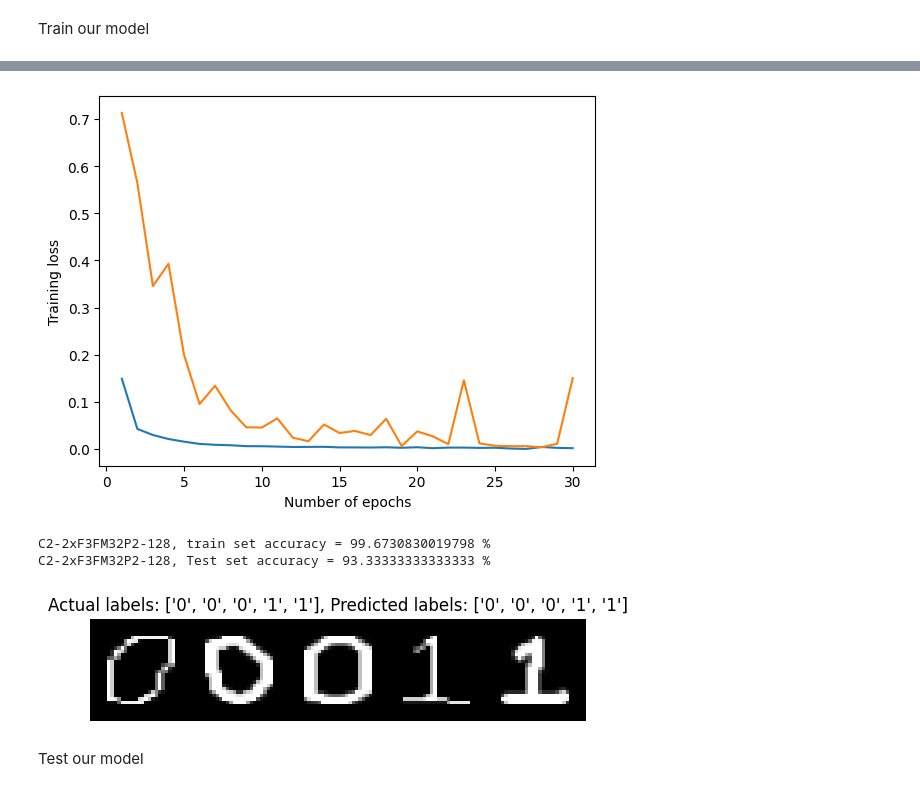
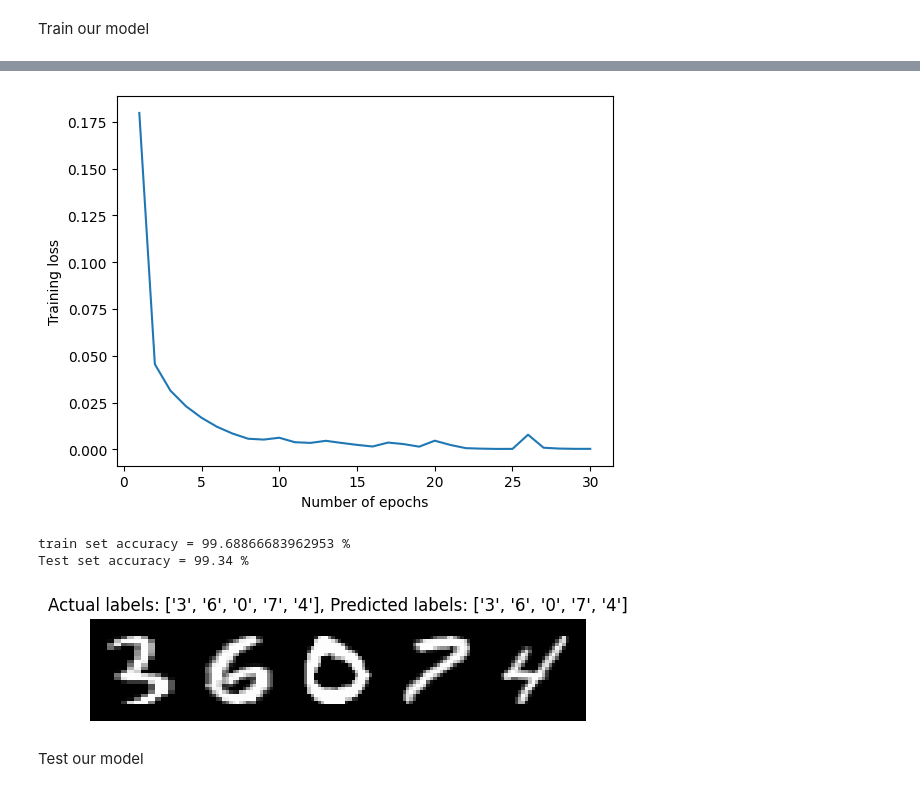
Before and after one commit to solopres/Cybr486FinalProject, a Jupyter notebook: CNN/cnn.ipynb, the cells around one changed output, grey strips where cells are left out. Cells and saved outputs as stored; diff of their text form; code cells hidden in the pictures.

```diff
--- a/CNN/cnn.ipynb
+++ b/CNN/cnn.ipynb
@@ -70,17 +71,18 @@ load datasets end
 # %% [markdown]
 Visualize and analyze our data
 # %%
-#prepare minibatches
-batch_size = 32
-train_loader = torch.utils.data.DataLoader(
-    train_dataset, batch_size=batch_size)
+# prepare minibatches
+batch_size = 64
+train_loader = torch.utils.data.DataLoader(train_dataset, batch_size=batch_size)
 custom_train_loader = torch.utils.data.DataLoader(custom_train_dataset, batch_size=batch_size,shuffle=True)
-test_loader = torch.utils.data.DataLoader(test_dataset, batch_size=batch_size,shuffle=False)
+custom_test_loader = torch.utils.data.DataLoader(custom_test_dataset, batch_size=batch_size,shuffle=True)
+test_loader = torch.utils.data.DataLoader(test_dataset, batch_size=batch_size,shuffle=True)
 
-#visualization
+# visualization
 print("******\nVISUALIZE DATA SET")
 dataiter = iter(train_loader)
 images, labels = next(dataiter)
+# Reverse normalized images for white digits in black space
 images = images * 0.3081 + 0.1307
 plt.imshow(np.transpose(torchvision.utils.make_grid(
     images[:25], padding=1, nrow=5).numpy(), (1, 2, 0)),cmap="gray")
@@ -89,7 +91,7 @@ plt.show()
 
 
 
-#analyze dataset
+# analyze dataset
 print("*******\nANALYZE DATASET")
 classes = []
 for batch_idx, data in enumerate(train_loader):
@@ -97,7 +99,7 @@ for batch_idx, data in enumerate(train_loader):
     classes.extend(y.tolist())
 
 unique, counts = np.unique(classes, return_counts=True)
-names = list(test_dataset.class_to_idx.keys())
+names = list(custom_test_dataset.class_to_idx.keys())
 plt.bar(names, counts)
 plt.xlabel("Target Classes")
 plt.ylabel("Number of training instances")
@@ -165,17 +162,15 @@ learning_rate = 1e-4
 weight_decay = 1e-4
 model = CNN().to(device)
 criterion = torch.nn.CrossEntropyLoss()
-optimizer = torch.optim.Adam(
-    model.parameters(), lr=learning_rate, weight_decay=weight_decay)
+optimizer = torch.optim.Adam(model.parameters(), lr=learning_rate, weight_decay=weight_decay)
 
 
-#train
+# train
 print("\n\n*****************\nTRAINING STARTING\n****************")
-best_loss = 10
 train_loss_list = []
 custom_loss_list = []
 train_acc = 0
-total = 0
+total = 1
 for epoch in range(num_epochs):
     print(f'Epoch {epoch+1}/{num_epochs}:', end=' ')
     train_loss = 0
@@ -189,32 +184,33 @@ for epoch in range(num_epochs):
         loss.backward()
         optimizer.step()
         train_loss += loss.item()
+        # count correct predictions and total predictions
         total += labels.size(0)
         _, predicted = torch.max(outputs.data, 1)
         train_acc += (predicted == labels).sum().item()
     train_loss_list.append(train_loss / len(train_loader))
-    print(f"Training loss = {train_loss_list[-1]}", end=' ')
+    print(f"Training loss = {train_loss_list[-1]}")
 
-    train_loss = 0
-    for images, labels in custom_train_loader:
-        images = images.to(device)
-        labels = labels.to(device)
-        outputs = model(images)
-        loss = criterion(outputs, labels)
-        optimizer.zero_grad()
-        loss.backward()
-        optimizer.step()
-        train_loss += loss.item()
-        total += labels.size(0)
-        _, predicted = torch.max(outputs.data, 1)
-        train_acc += (predicted == labels).sum().item()
-    custom_loss_list.append(train_loss / len(custom_train_loader))
-    print(f"Custom Training loss = {custom_loss_list[-1]}")
-torch.save(model.state_dict(), f"/content/drive/My Drive/Cybr486Project/Models/batch 32/FullTrainedE30.pt")
+    # train_loss = 0
+    # for images, labels in custom_train_loader:
+    #     images = images.to(device)
+    #     labels = labels.to(device)
+    #     outputs = model(images)
+    #     loss = criterion(outputs, labels)
+    #     optimizer.zero_grad()
+    #     loss.backward()
+    #     optimizer.step()
+    #     train_loss += loss.item()
+    #     # count correct predictions and total predictions
+    #     total += labels.size(0)
+    #     _, predicted = torch.max(outputs.data, 1)
+    #     train_acc += (predicted == labels).sum().item()
+    # custom_loss_list.append(train_loss / len(custom_train_loader))
+    # print(f"Custom Training loss = {custom_loss_list[-1]}")
+torch.save(model.state_dict(), f"/content/drive/My Drive/Cybr486Project/Models/batch 32/MNIST-Trained-Model.pt")
 print("\n\n*****************\nTRAINING DONE\n****************")
-print(train_acc)
 plt.plot(range(1, num_epochs + 1), train_loss_list)
-plt.plot(range(1, num_epochs + 1),custom_loss_list)
+# plt.plot(range(1, num_epochs + 1),custom_loss_list)
 plt.xlabel("Number of epochs")
 plt.ylabel("Training loss")
 plt.show()
@@ -228,11 +224,12 @@ with torch.no_grad():
         images = images.to(device)
         y_true = labels.to(device)
         outputs = model(images)
+        # count correct predictions
         _, y_pred = torch.max(outputs.data, 1)
         test_acc += (y_pred == y_true).sum().item()
 
-print(f"C2-2xF3FM32P2-128, train set accuracy = {100 * train_acc / total} %")
-print(f"C2-2xF3FM32P2-128, Test set accuracy = {100 * test_acc / len(test_dataset)} %")
+print(f"train set accuracy = {100 * train_acc / total} %")
+print(f"Test set accuracy = {100 * test_acc / len(test_dataset)} %")
 num_images = 5
 y_true_name = [names[y_true[idx]] for idx in range(num_images)]
 y_pred_name = [names[y_pred[idx]] for idx in range(num_images)]
@@ -264,7 +261,7 @@ TRAINING DONE
-[figure, old version]
+[figure, new version]
-C2-2xF3FM32P2-128, train set accuracy = 99.6730830019798 %
-C2-2xF3FM32P2-128, Test set accuracy = 93.33333333333333 %
+train set accuracy = 99.68866683962953 %
+Test set accuracy = 99.34 %
-[figure, old version]
+[figure, new version]
 # %% [markdown]
 Test our model
 # %%
```
Also changed, not shown: parts of 5 cells of this notebook.
